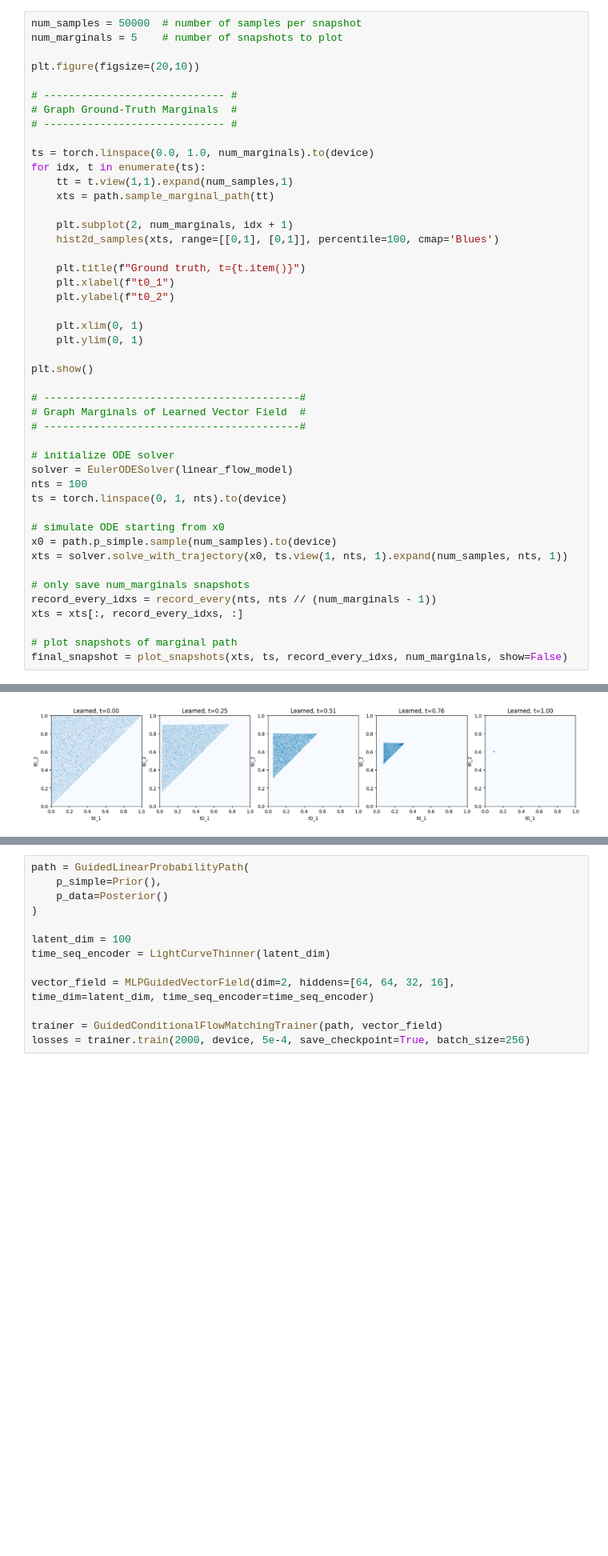
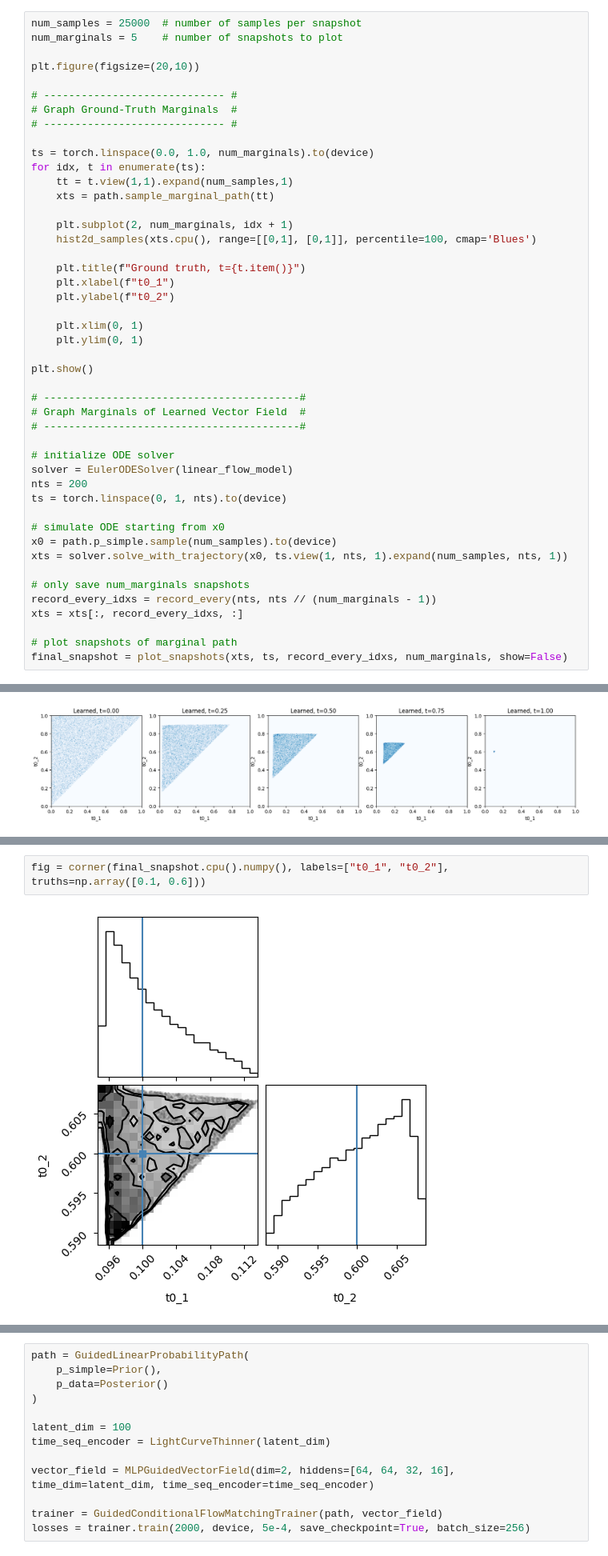
Before and after one commit to Ninavd/FRB-flow, a Jupyter notebook: notebooks/FM_simple_model.ipynb, the cells around one changed output, grey strips where cells are left out. Shown at 80% size. Drawn from its saved outputs; the diff is of its cells as text; blank space fills up the shorter version.

```diff
--- a/notebooks/FM_simple_model.ipynb
+++ b/notebooks/FM_simple_model.ipynb
@@ -62,5 +68,5 @@ Training model with size: 0.004 MiB
 # %%
-num_samples = 50000  # number of samples per snapshot
+num_samples = 25000  # number of samples per snapshot
 num_marginals = 5    # number of snapshots to plot
 
 plt.figure(figsize=(20,10))
@@ -75,7 +81,7 @@ for idx, t in enumerate(ts):
     xts = path.sample_marginal_path(tt)
 
     plt.subplot(2, num_marginals, idx + 1)
-    hist2d_samples(xts, range=[[0,1], [0,1]], percentile=100, cmap='Blues')
+    hist2d_samples(xts.cpu(), range=[[0,1], [0,1]], percentile=100, cmap='Blues')
 
     plt.title(f"Ground truth, t={t.item()}")
     plt.xlabel(f"t0_1")
@@ -92,7 +98,7 @@ plt.show()
 
 # initialize ODE solver
 solver = EulerODESolver(linear_flow_model)
-nts = 100
+nts = 200
 ts = torch.linspace(0, 1, nts).to(device)
 
 # simulate ODE starting from x0
@@ -110,0 +121,4 @@ final_snapshot = plot_snapshots(xts, ts, record_every_idxs, num_marginals, show=
+# %%
+fig = corner(final_snapshot.cpu().numpy(), labels=["t0_1", "t0_2"], truths=np.array([0.1, 0.6]))
+# %% [output]
+[figure, added]
```
Also changed, not shown: parts of 4 cells of this notebook, 3 other files.
